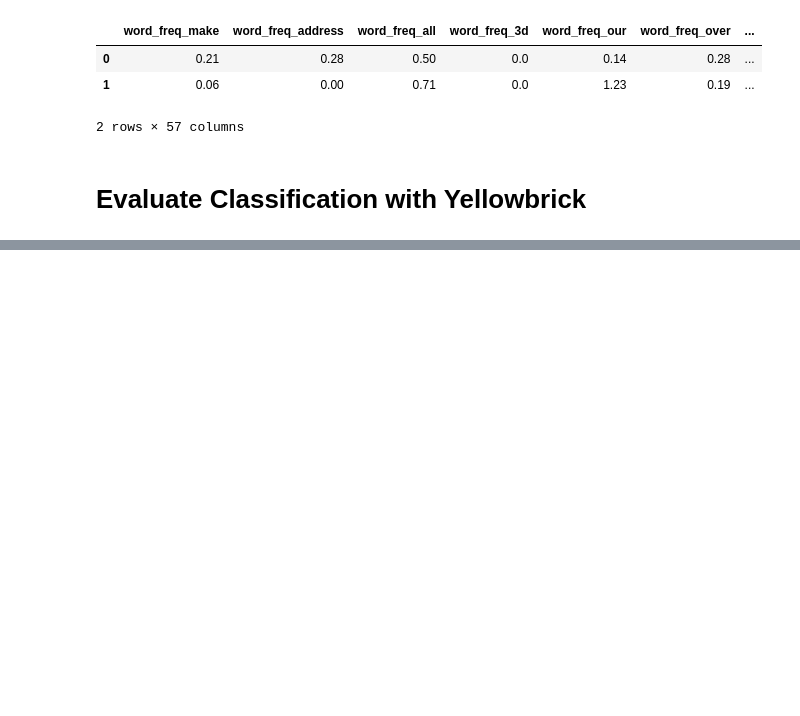
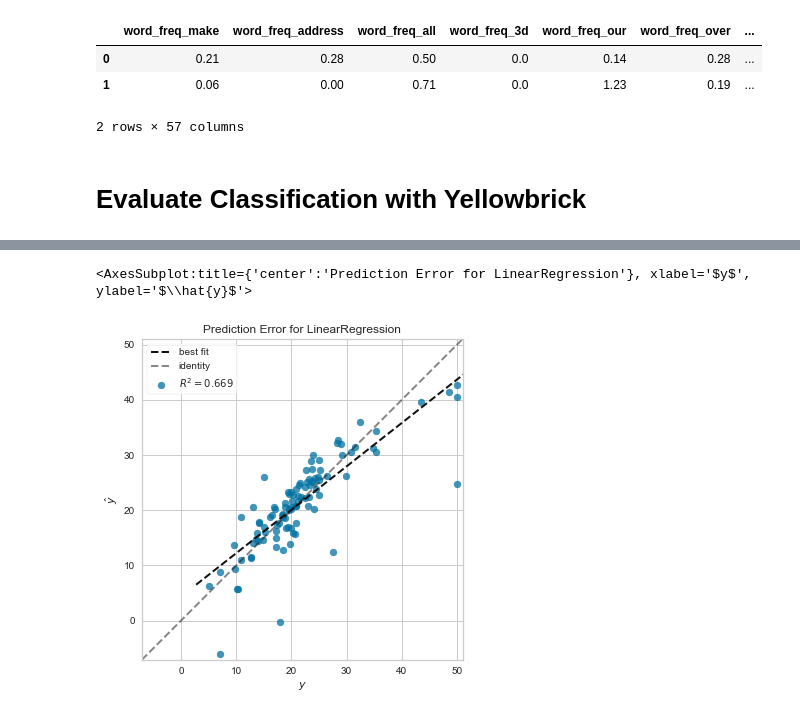
Before and after one commit to maxistaebler/towardsdatascience, a Jupyter notebook: evaluation-metrics/evaluationmetrics.ipynb, the cells around one changed output, grey strips where cells are left out. Cells and saved outputs as stored; diff of their text form; code cells hidden in the pictures; blank space fills up the shorter version.

```diff
--- a/evaluation-metrics/evaluationmetrics.ipynb
+++ b/evaluation-metrics/evaluationmetrics.ipynb
@@ -195,0 +183,8 @@ viz.show(outpath="./plots/precisionrecallcurve.png");
+# %%
+data = load_boston()
+
+boston = pd.DataFrame(data.data, columns=data.feature_names)
+# Add a target column, and fill it with the target data
+boston['target'] = data.target
+
+boston.head()
@@ -195,0 +203,21 @@ viz.show(outpath="./plots/precisionrecallcurve.png");
+# %%
+from sklearn.linear_model import LinearRegression
+from sklearn.model_selection import train_test_split
+from yellowbrick.regressor import PredictionError
+
+# Load a regression dataset
+X, y = boston.drop('target', axis = 1), boston['target']
+
+# Create the train and test data
+X_train, X_test, y_train, y_test = train_test_split(X, y, test_size=0.2, random_state=42)
+
+# Instantiate the linear model and visualizer
+model = LinearRegression()
+visualizer = PredictionError(model)
+
+visualizer.fit(X_train, y_train)  # Fit the training data to the visualizer
+visualizer.score(X_test, y_test)  # Evaluate the model on the test data
+visualizer.show(outpath="./plots/regression_linear.png")                 # Finalize and render the figure
+# %% [output]
+<AxesSubplot:title={'center':'Prediction Error for LinearRegression'}, xlabel='$y$', ylabel='$\\hat{y}$'>
+[figure, added]
```
Also changed, not shown: parts of 23 cells of this notebook, 8 other files.
